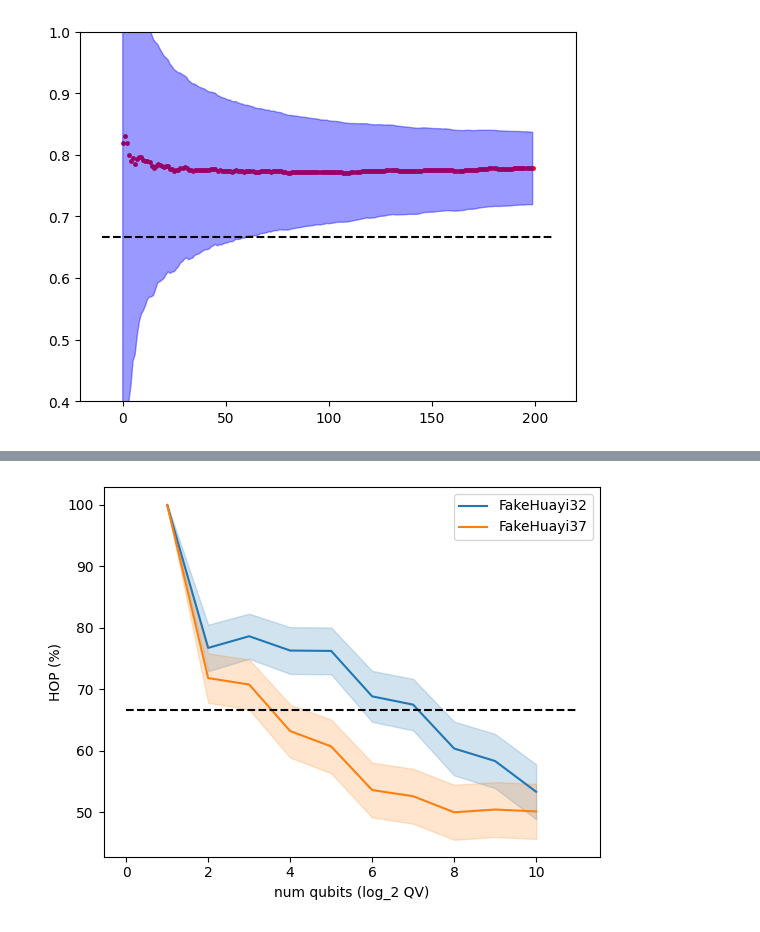
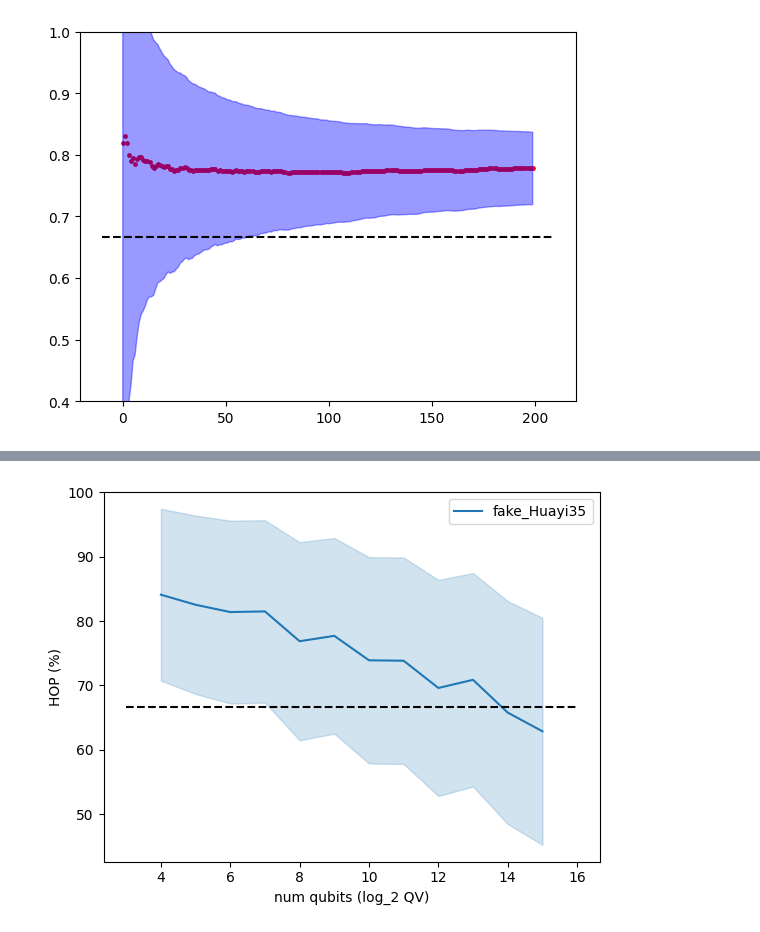
Before and after one commit to coding-xyz/huayi-providers, a Jupyter notebook: Quantum_Volume_GPU.ipynb, the cells around one changed output, grey strips where cells are left out. Saved outputs shown, nothing was run; the diff lists cells and outputs as text; code cells hidden in the pictures.

```diff
--- a/Quantum_Volume_GPU.ipynb
+++ b/Quantum_Volume_GPU.ipynb
@@ -98,7 +157,8 @@ for simulator in simulators:
 # %%
 # Read and plot the results from the stored files
 
-qv_list_plot(["FakeHuayi32","FakeHuayi37"],
-             depths=range(1,11), dirname="QV_test")
+from quantum_volume import qv_list_plot
+
+qv_list_plot(["fake_Huayi35"])
 # %% [output]
-[figure, old version]
+[figure, new version]
```
Also changed, not shown: parts of 5 cells of this notebook, 1 other file.
